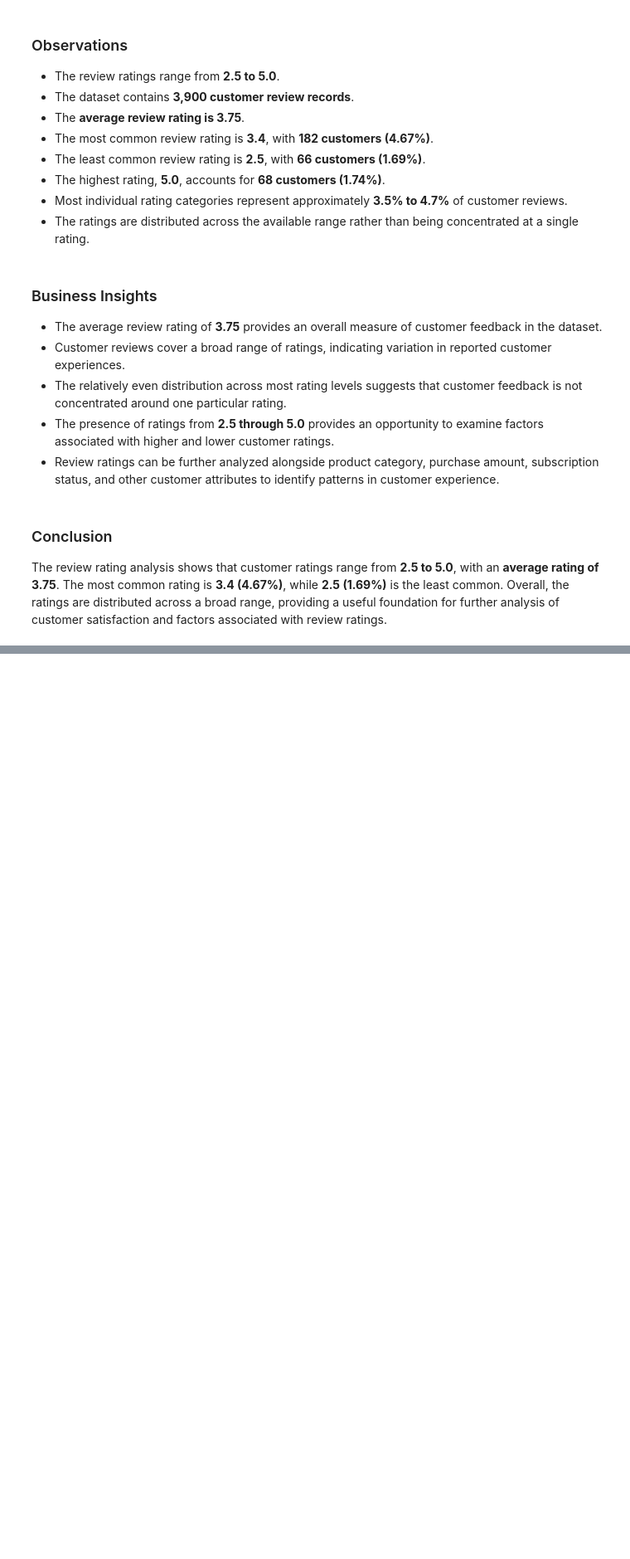
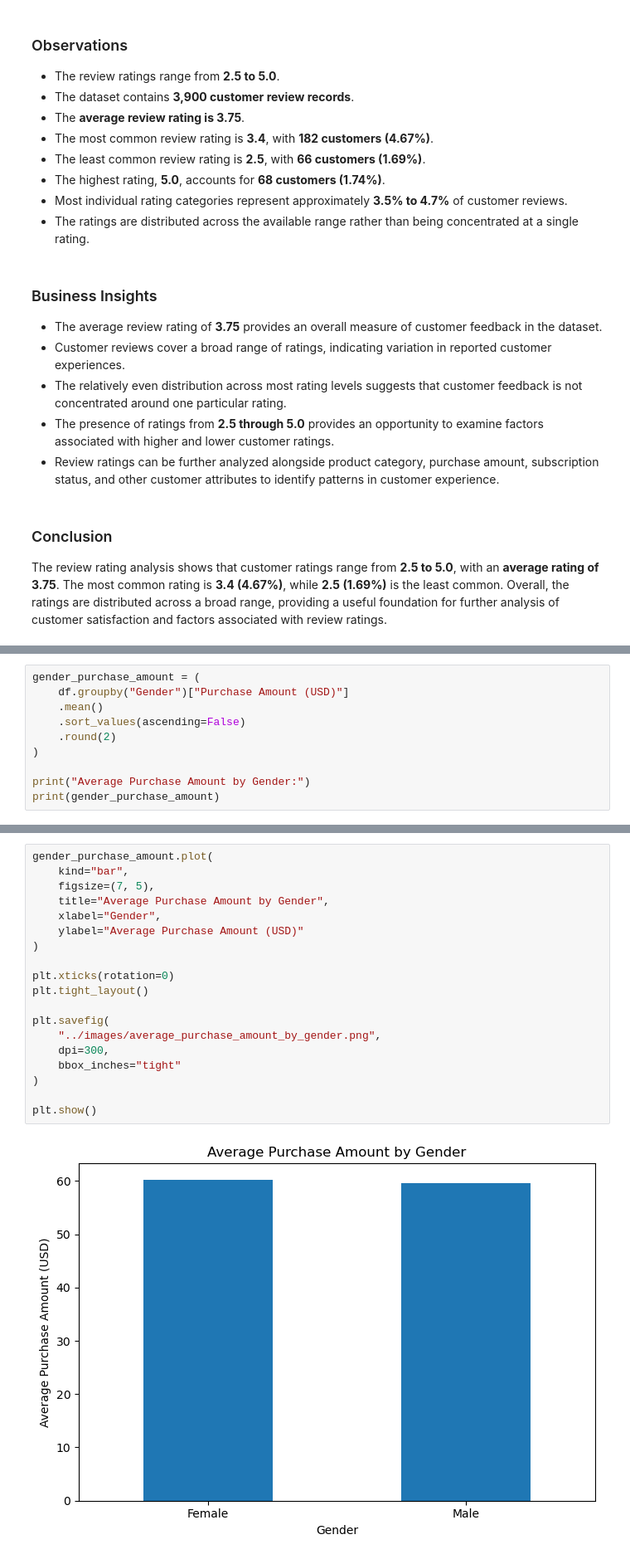
Before and after one commit to kalaranjani-a/customer-shopping-behavior-analysis, a Jupyter notebook: notebooks/customer_shopping_analysis.ipynb, the cells around one changed output, grey strips where cells are left out. Shown at 83% size. Cells and saved outputs as stored; diff of their text form; blank space fills up the shorter version.

```diff
--- a/notebooks/customer_shopping_analysis.ipynb
+++ b/notebooks/customer_shopping_analysis.ipynb
@@ -2245,0 +2424,10 @@ The review rating analysis shows that customer ratings range from **2.5 to 5.0**
+# %%
+gender_purchase_amount = (
+    df.groupby("Gender")["Purchase Amount (USD)"]
+    .mean()
+    .sort_values(ascending=False)
+    .round(2)
+)
+
+print("Average Purchase Amount by Gender:")
+print(gender_purchase_amount)
@@ -2245,0 +2449,21 @@ The review rating analysis shows that customer ratings range from **2.5 to 5.0**
+# %%
+gender_purchase_amount.plot(
+    kind="bar",
+    figsize=(7, 5),
+    title="Average Purchase Amount by Gender",
+    xlabel="Gender",
+    ylabel="Average Purchase Amount (USD)"
+)
+
+plt.xticks(rotation=0)
+plt.tight_layout()
+
+plt.savefig(
+    "../images/average_purchase_amount_by_gender.png",
+    dpi=300,
+    bbox_inches="tight"
+)
+
+plt.show()
+# %% [output]
+[figure, added]
```
Also changed, not shown: parts of 42 cells of this notebook, 6 other files.
